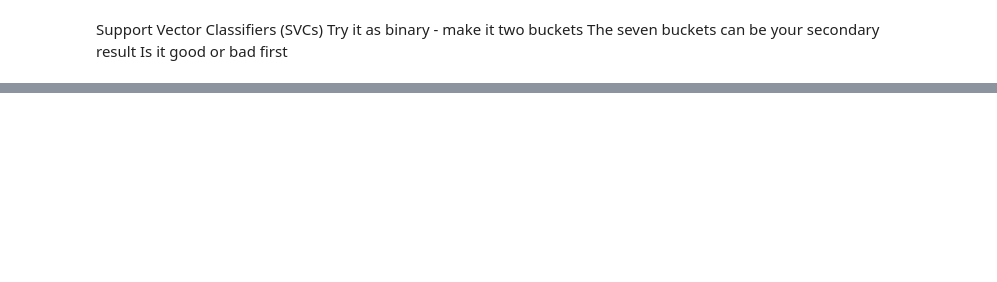
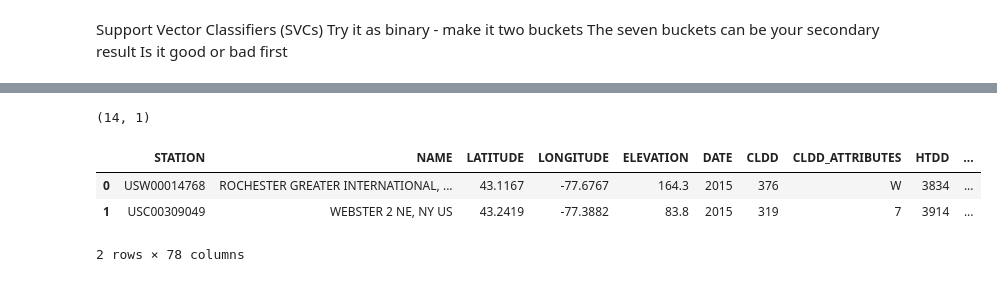
Before and after one commit to dablake7/bsc-phase-three-project, a Jupyter notebook: notebooks/exploratory/colette/colette_notebook.ipynb, the cells around one changed output, grey strips where cells are left out. Cells and saved outputs as stored; diff of their text form; code cells hidden in the pictures; blank space fills up the shorter version.

```diff
--- a/notebooks/exploratory/colette/colette_notebook.ipynb
+++ b/notebooks/exploratory/colette/colette_notebook.ipynb
@@ -161,0 +287,13 @@ FileNotFoundError: [Errno 2] No such file or directory: 'data/cckp_historical_da
+# %%
+tempandrain.shape
+# %% [output]
+(14, 1)
+# %%
+latlong = pd.read_csv('../../../data/gsoy_sample_csv.csv')
+# %%
+latlong
+# %% [output]
+|  | STATION | NAME | LATITUDE | LONGITUDE | ELEVATION | DATE | CLDD | CLDD_ATTRIBUTES | HTDD | ... |
+| 0 | USW00014768 | ROCHESTER GREATER INTERNATIONAL, ... | 43.1167 | -77.6767 | 164.3 | 2015 | 376 | W | 3834 | ... |
+| 1 | USC00309049 | WEBSTER 2 NE, NY US | 43.2419 | -77.3882 | 83.8 | 2015 | 319 | 7 | 3914 | ... |
+2 rows × 78 columns
```
Also changed, not shown: parts of 16 cells of this notebook, 4 other files.
